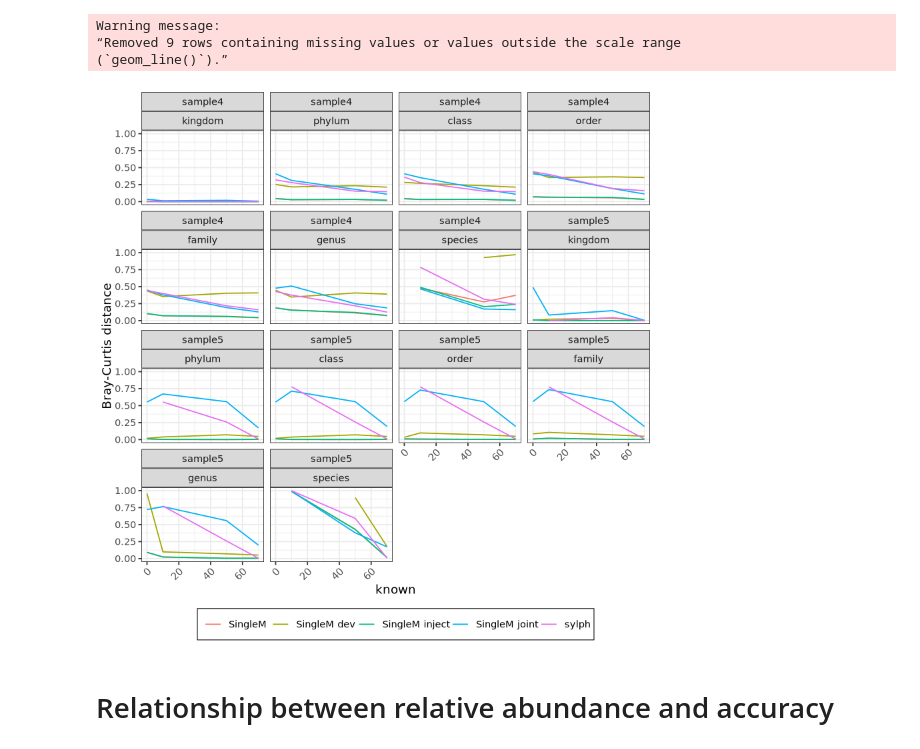
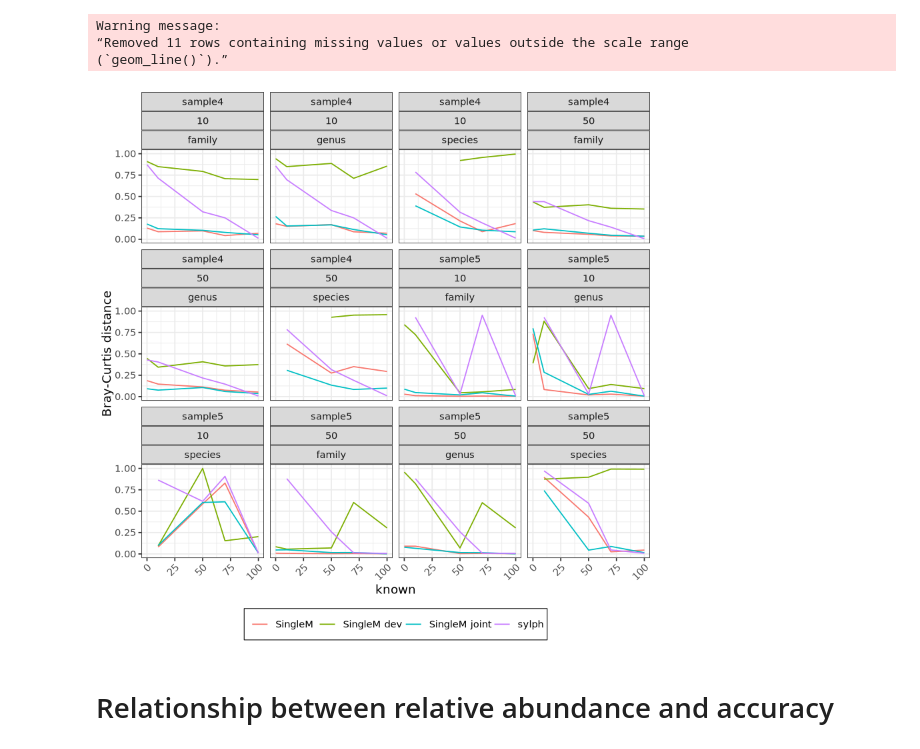
Before and after one commit to timbalam/singlem-benchmarking, a Jupyter notebook: 10_related_and_novel/plot.ipynb, the cells around one changed output. Cells and saved outputs as stored; diff of their text form; code cells hidden in the pictures.

Commit message:
rerun bench10 and 11 with latest singlem joint

```diff
--- a/10_related_and_novel/plot.ipynb
+++ b/10_related_and_novel/plot.ipynb
@@ -10,18 +10,19 @@ theme_set(theme_bw())
 options(repr.matrix.max.rows=600, repr.matrix.max.cols=200)
 options(jupyter.plot_scale = 1)
 # %%
-tools = c('singlem', 'sylph', 'singlem_dev', 'singlem_joint', 'singlem_inject')
+tools = c('singlem', 'sylph', 'singlem_dev', 'singlem_joint_ee20bc')#, 'singlem_inject')
 publication_names = data.table(
     tool = tools,
-    publication_name = c('SingleM', 'sylph', 'SingleM dev', 'SingleM joint', 'SingleM inject')
+    publication_name = c('SingleM', 'sylph', 'SingleM dev', 'SingleM joint')#, 'SingleM inject')
 )
 communities = paste0('sample',as.character(c(4, 5)))
-known_percent = c(0, 10, 50, 70)
-d1 = data.table(expand.grid(tool = tools, community = communities, known = known_percent))
+known_percent = c(0, 10, 50, 70, 100)
+percent_dominance = c(10, 50)
+d1 = data.table(expand.grid(tool = tools, community = communities, known = known_percent, dom = percent_dominance))
 d1[, tool2 := publication_names[tool, on = "tool", publication_name]]
 # output_singlem/opal/GCA_022615805.1_genomic.opal_report
-readit = function(tool, community, known){
-    to_read = paste0('output_',tool,'/opal/known', known, '/', community,'.opal_report')
+readit = function(tool, community, known, dom){
+    to_read = paste0('output_',tool,'/opal/known', known, '/dominance', dom, '/', community,'.opal_report')
     return(fread(to_read))
 }
-d2 = d1[known != 0 | tool != "sylph" | community != "sample5", readit(tool, community, known), by=list(tool, community, known, tool2)]
+d2 = d1[known != 0 | tool != "sylph" | community != "sample5", readit(tool, community, known, dom), by=list(tool, community, known, dom, tool2)]
@@ -28,4 +34,6 @@ d2 = d1[known != 0 | tool != "sylph" | community != "sample5", readit(tool, comm
 # %%
-setnames(d2, c('tool', 'community', 'known', 'tool2', 'blah', 'rank', 'metric', 'sample', 'value'))
-d3 = d2[blah != 'Gold standard', .(tool, community, known, rank, metric, value, tool2)]
+setnames(d2, c("tool"), c("tool1"))
+setnames(d2, c("tool"), c("blah"))
+setnames(d2, c("tool1"), c("tool"))
+d3 = d2[blah != 'Gold standard', .(tool, community, known, dom, rank, metric, value, tool2)]
 d3[, rank := factor(rank, c('kingdom','phylum','class','order','family','genus','species'))]
@@ -37,18 +48,19 @@ s1 = s1[order(rank, tool)]
 fwrite(s1, 'opal_summary.csv', sep='\t')
 # %%
 # Remove figure legend title, and put the legend in bottom left of plot, with a bounding box
-ggplot(s1, aes(known, `Bray-Curtis distance`, colour = tool)) +
+ggplot(s1[rank %in% c("species", "genus", "family")],
+       aes(known, `Bray-Curtis distance`, colour = tool)) +
    geom_line() +
    theme(axis.text.x = element_text(angle = 45, hjust = 1)) +
    theme(legend.title=element_blank()) +
    theme(legend.position="bottom") +
    theme(legend.background = element_rect(colour = "black", linewidth = 0.3)) +
-   facet_wrap(vars(community, rank))
+   facet_wrap(vars(community, factor(dom), rank))
 # %% [output]
 Warning message:
-“Removed 9 rows containing missing values or values outside the scale range
+“Removed 11 rows containing missing values or values outside the scale range
 (`geom_line()`).”
-[figure, old version]
+[figure, new version]
 # %% [markdown]
 # Relationship between relative abundance and accuracy
 # %%
```
Also changed, not shown: parts of 2 cells of this notebook, 3 other files.
